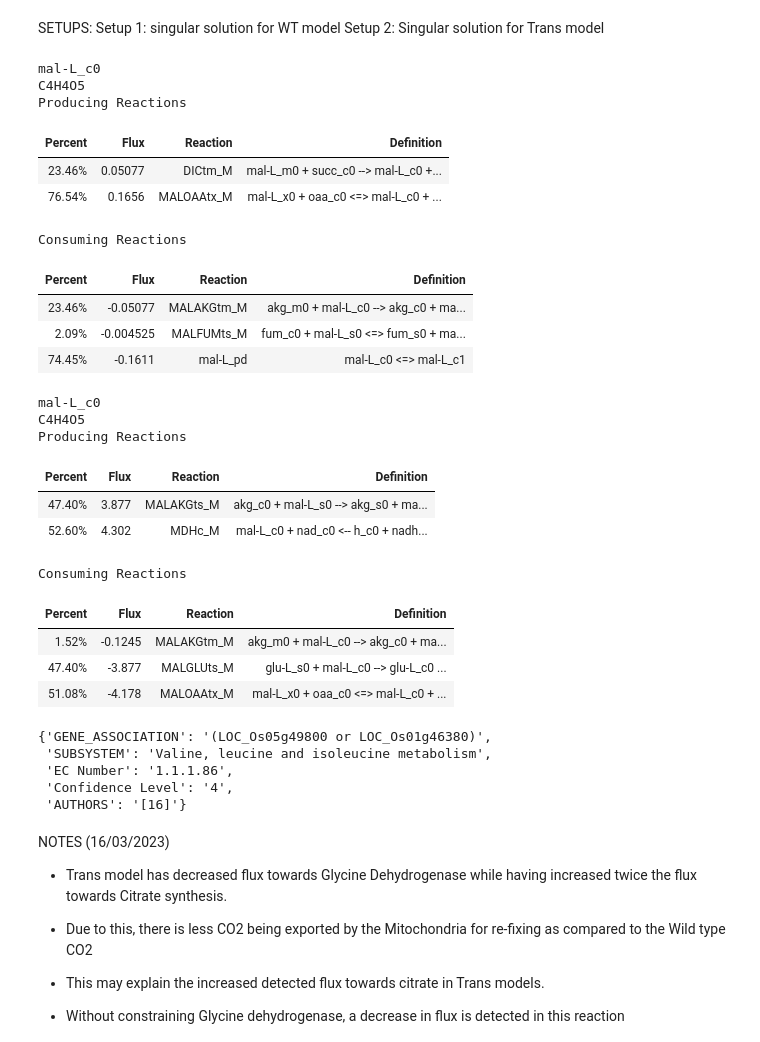
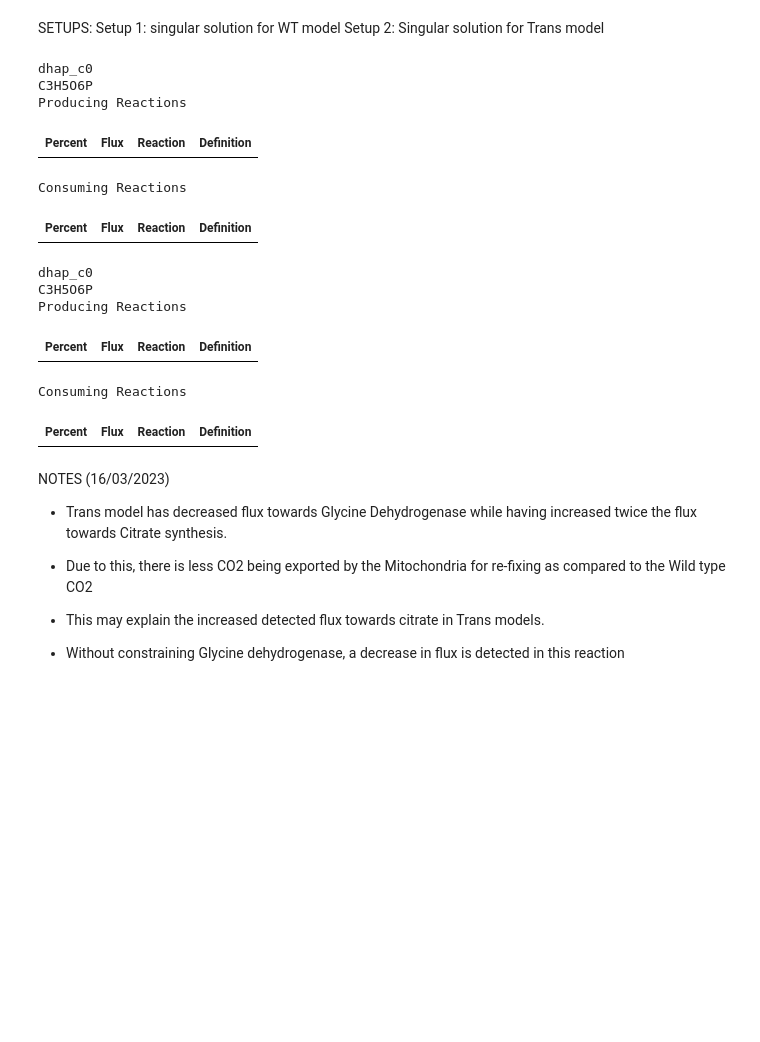
Before and after one commit to rtsantos3/RiceMM, a Jupyter notebook: Scripts/model_analysis/Script for generating singular solutions and summaries in model.ipynb, the cells around one changed output. Cells and saved outputs as stored; diff of their text form; code cells hidden in the pictures; blank space fills up the shorter version.

```diff
--- a/Scripts/model_analysis/Script for generating singular solutions and summaries in model.ipynb
+++ b/Scripts/model_analysis/Script for generating singular solutions and summaries in model.ipynb
@@ -550,41 +571,36 @@ Setup 2: Singular solution for Trans model
 test_model = wt_model
 
 
 
 with test_model as m:
     ppfd = 1500
     m.medium = define_model_medium(m, co2=29, o2=inf, ppfd=ppfd, h=inf, nh4=inf, no3=inf)
     turn_off_cofac_cycles(m)
     add_tissue_constraints(m)
     add_enzyme_constraints(m)
     add_ngam_cons(m, ppfd)
 
     #Turn on all Demand reactions for protons and see how it goes
 
     mm.get_rxn(m,'Straw_Biomass_M').objective_coefficient = 0
     mm.get_rxn(m,'Straw_Biomass_BS').objective_coefficient = 0
     mm.get_rxn(m, 'DM_Phloem_BS').objective_coefficient = 1
 
 
     # solution = cobra.flux_analysis.pfba(test_model).fluxes
     solution = cobra.flux_analysis.loopless_solution(m)
 
 
-m.metabolites.get_by_id('mal-L_c0').summary(solution=solution)
+m.metabolites.get_by_id('dhap_c0').summary(solution=solution)
 
 #This codeblock is used to generate solutions and check summaries for individual reactions/metabolites
 # %% [output]
-mal-L_c0
-C4H4O5
+dhap_c0
+C3H5O6P
 Producing Reactions
 | Percent | Flux | Reaction | Definition |
-| 23.46% | 0.05077 | DICtm_M | mal-L_m0 + succ_c0 --> mal-L_c0 +... |
-| 76.54% | 0.1656 | MALOAAtx_M | mal-L_x0 + oaa_c0 <=> mal-L_c0 + ... |
 Consuming Reactions
 | Percent | Flux | Reaction | Definition |
-| 23.46% | -0.05077 | MALAKGtm_M | akg_m0 + mal-L_c0 --> akg_c0 + ma... |
-| 2.09% | -0.004525 | MALFUMts_M | fum_c0 + mal-L_s0 <=> fum_s0 + ma... |
-| 74.45% | -0.1611 | mal-L_pd | mal-L_c0 <=> mal-L_c1 |
 # %%
 # Trans model test
 test_model = trans_model
@@ -612,27 +628,14 @@ with test_model as m:
     solution = cobra.flux_analysis.loopless_solution(m)
 
 
-m.metabolites.get_by_id('mal-L_c0').summary(solution=solution)
+m.metabolites.get_by_id('dhap_c0').summary(solution=solution)
 # %% [output]
-mal-L_c0
-C4H4O5
+dhap_c0
+C3H5O6P
 Producing Reactions
 | Percent | Flux | Reaction | Definition |
-| 47.40% | 3.877 | MALAKGts_M | akg_c0 + mal-L_s0 --> akg_s0 + ma... |
-| 52.60% | 4.302 | MDHc_M | mal-L_c0 + nad_c0 <-- h_c0 + nadh... |
 Consuming Reactions
 | Percent | Flux | Reaction | Definition |
-| 1.52% | -0.1245 | MALAKGtm_M | akg_m0 + mal-L_c0 --> akg_c0 + ma... |
-| 47.40% | -3.877 | MALGLUts_M | glu-L_s0 + mal-L_c0 --> glu-L_c0 ... |
-| 51.08% | -4.178 | MALOAAtx_M | mal-L_x0 + oaa_c0 <=> mal-L_c0 + ... |
-# %%
-wt_model.reactions.KARA2is_M.notes
-# %% [output]
-{'GENE_ASSOCIATION': '(LOC_Os05g49800 or LOC_Os01g46380)',
- 'SUBSYSTEM': 'Valine, leucine and isoleucine metabolism',
- 'EC Number': '1.1.1.86',
- 'Confidence Level': '4',
- 'AUTHORS': '[16]'}
 # %% [markdown]
 NOTES (16/03/2023)
 - Trans model has decreased flux towards Glycine Dehydrogenase while having increased twice the flux towards Citrate synthesis.
```
Also changed, not shown: parts of 1 cell of this notebook, 7 other files.
